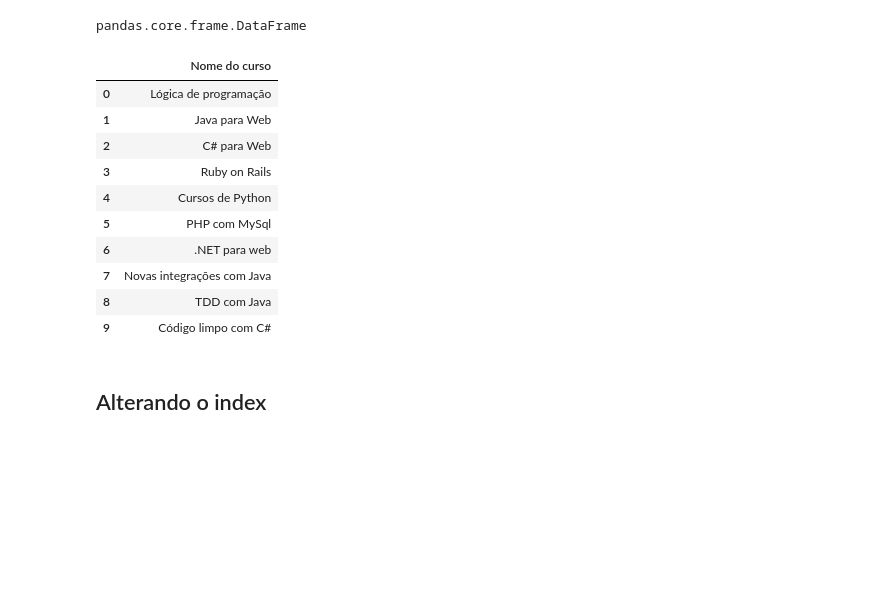
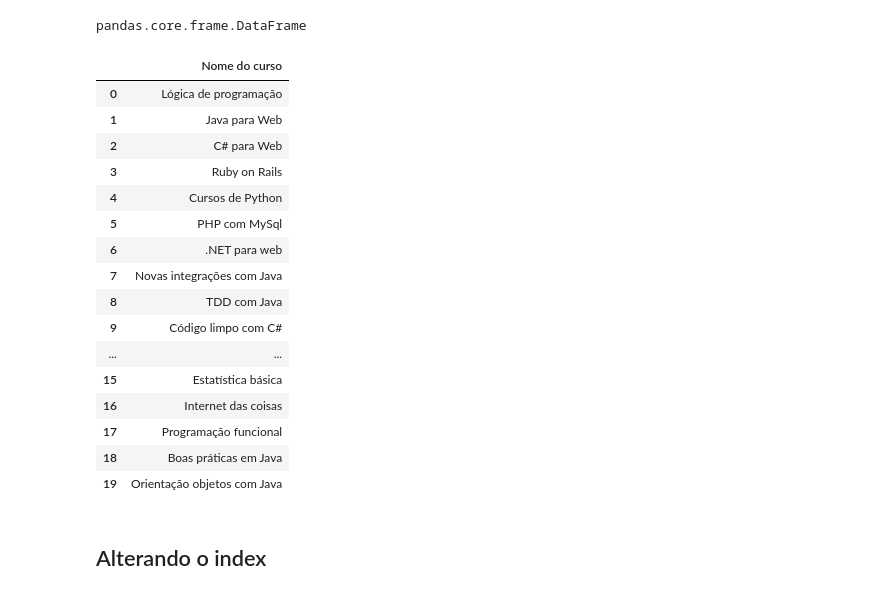
Before and after one commit to DacioMP/python_para_data_science, a Jupyter notebook: pandas_formatos_diferentes_de_entrada_e_saida/aulas.ipynb, the cells around one changed output. Cells and saved outputs as stored; diff of their text form; code cells hidden in the pictures; blank space fills up the shorter version.

```diff
--- a/pandas_formatos_diferentes_de_entrada_e_saida/aulas.ipynb
+++ b/pandas_formatos_diferentes_de_entrada_e_saida/aulas.ipynb
@@ -171,19 +171,25 @@ type(cursos)
 # %% [output]
 pandas.core.frame.DataFrame
 # %%
-cursos.head(10)
+cursos
 # %% [output]
 |  | Nome do curso |
 | 0 | Lógica de programação |
 | 1 | Java para Web |
 | 2 | C# para Web |
 | 3 | Ruby on Rails |
 | 4 | Cursos de Python |
 | 5 | PHP com MySql |
 | 6 | .NET para web |
 | 7 | Novas integrações com Java |
 | 8 | TDD com Java |
 | 9 | Código limpo com C# |
+| ... | ... |
+| 15 | Estatística básica |
+| 16 | Internet das coisas |
+| 17 | Programação funcional |
+| 18 | Boas práticas em Java |
+| 19 | Orientação objetos com Java |
 # %% [markdown]
 ## Alterando o index
 # %%
```
Also changed, not shown: parts of 36 cells of this notebook, 1 other file.
